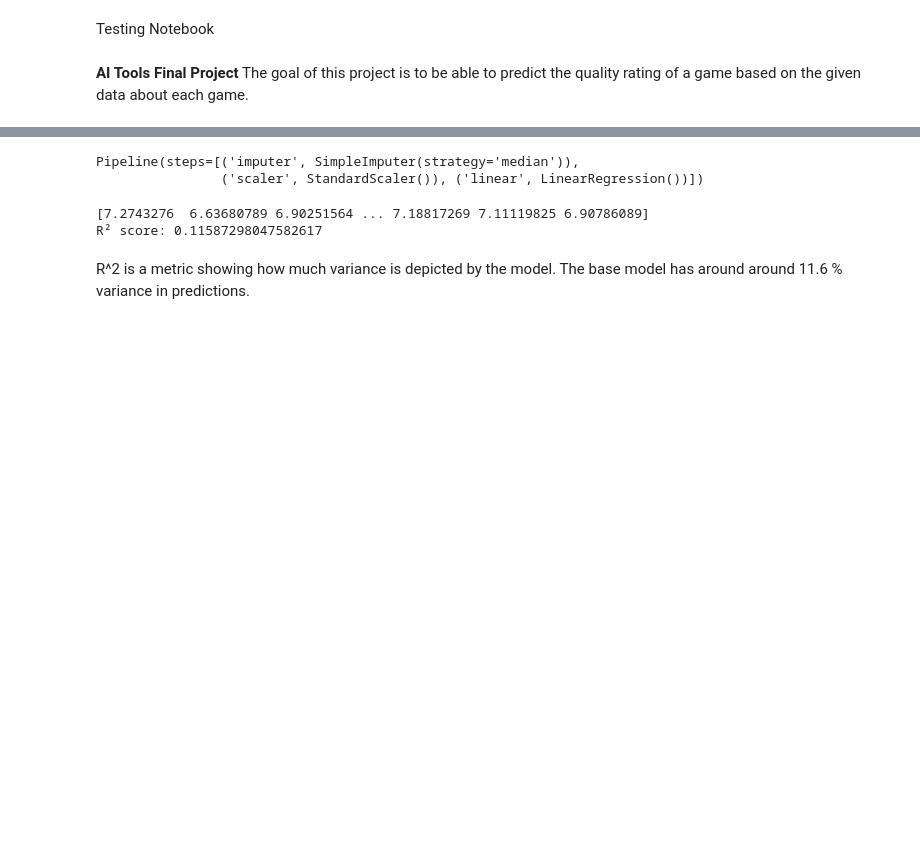
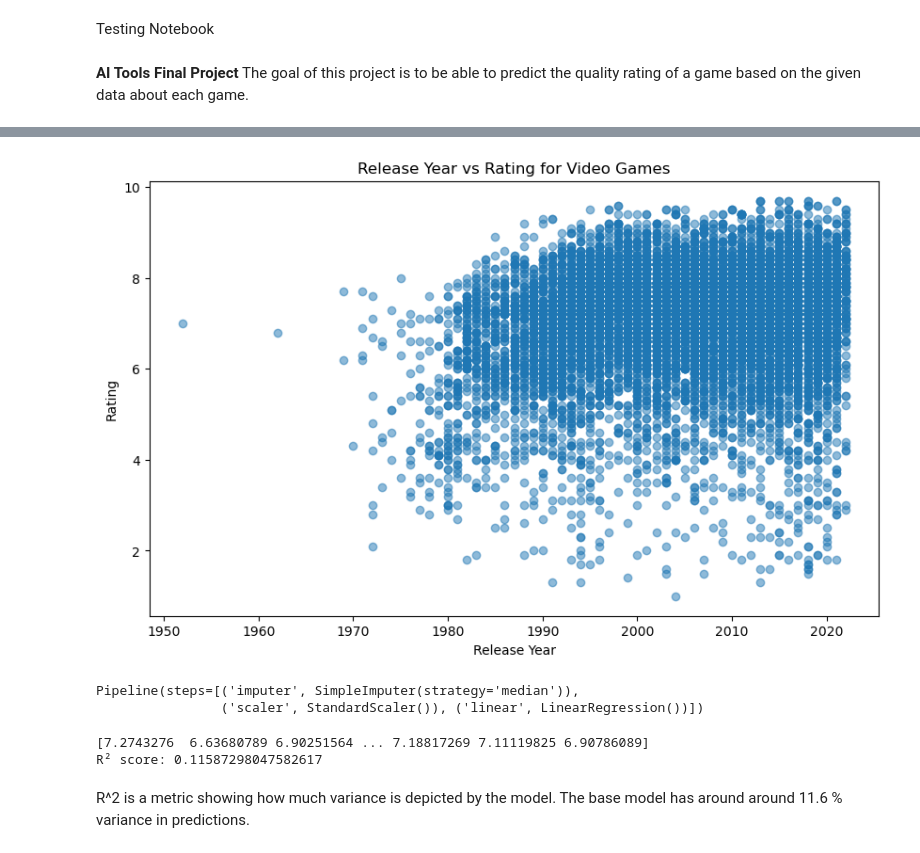
Before and after one commit to anthonyHigareda/videoGameRatings, a Jupyter notebook: test_notebook.ipynb, the cells around one changed output, grey strips where cells are left out. Cells and saved outputs as stored; diff of their text form; code cells hidden in the pictures; blank space fills up the shorter version.

```diff
--- a/test_notebook.ipynb
+++ b/test_notebook.ipynb
@@ -48,3 +85,12 @@ video_games.head()
+# %%
+plt.figure(figsize=(10,6))
+plt.scatter(video_games["year"],video_games["rating"], alpha=0.5)
+plt.ylabel("Rating")
+plt.xlabel("Release Year")
+plt.title("Release Year vs Rating for Video Games")
+plt.show()
+# %% [output]
+[figure, added]
 # %%
 #divide dataframe for training and testing
 X = video_games[["year", "votes", "Action","Adventure","Comedy","Crime",
```
Also changed, not shown: parts of 8 cells of this notebook.
